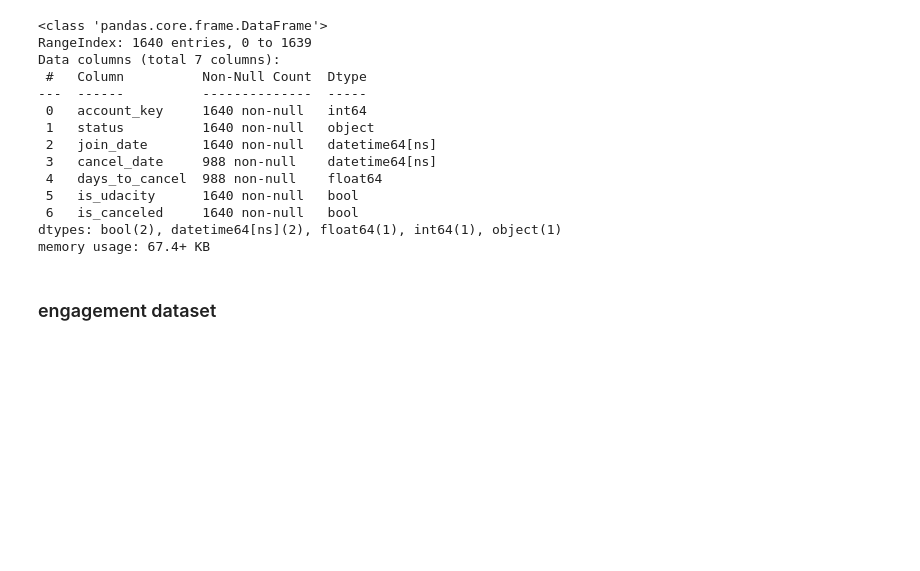
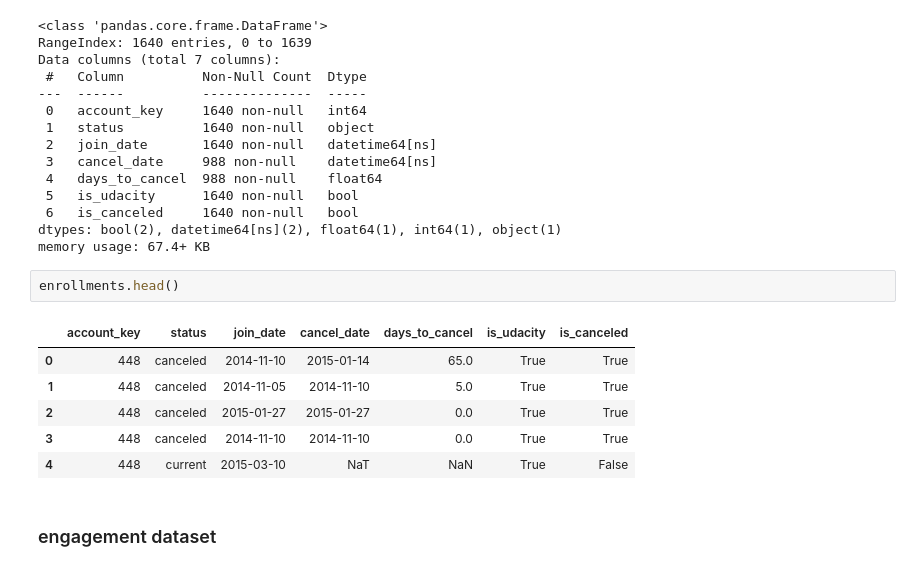
Before and after one commit to endiesworld/udacity_data_analysis, a Jupyter notebook: Untitled.ipynb, the cells around one changed output. Saved outputs shown, nothing was run; the diff lists cells and outputs as text; blank space fills up the shorter version.

```diff
--- a/Untitled.ipynb
+++ b/Untitled.ipynb
@@ -80,6 +80,15 @@ Data columns (total 7 columns):
  6   is_canceled     1640 non-null   bool
 dtypes: bool(2), datetime64[ns](2), float64(1), int64(1), object(1)
 memory usage: 67.4+ KB
+# %%
+enrollments.head()
+# %% [output]
+|  | account_key | status | join_date | cancel_date | days_to_cancel | is_udacity | is_canceled |
+| 0 | 448 | canceled | 2014-11-10 | 2015-01-14 | 65.0 | True | True |
+| 1 | 448 | canceled | 2014-11-05 | 2014-11-10 | 5.0 | True | True |
+| 2 | 448 | canceled | 2015-01-27 | 2015-01-27 | 0.0 | True | True |
+| 3 | 448 | canceled | 2014-11-10 | 2014-11-10 | 0.0 | True | True |
+| 4 | 448 | current | 2015-03-10 | NaT | NaN | True | False |
 # %% [markdown]
 ### engagement dataset
 # %%
```
Also changed, not shown: parts of 6 cells of this notebook.
